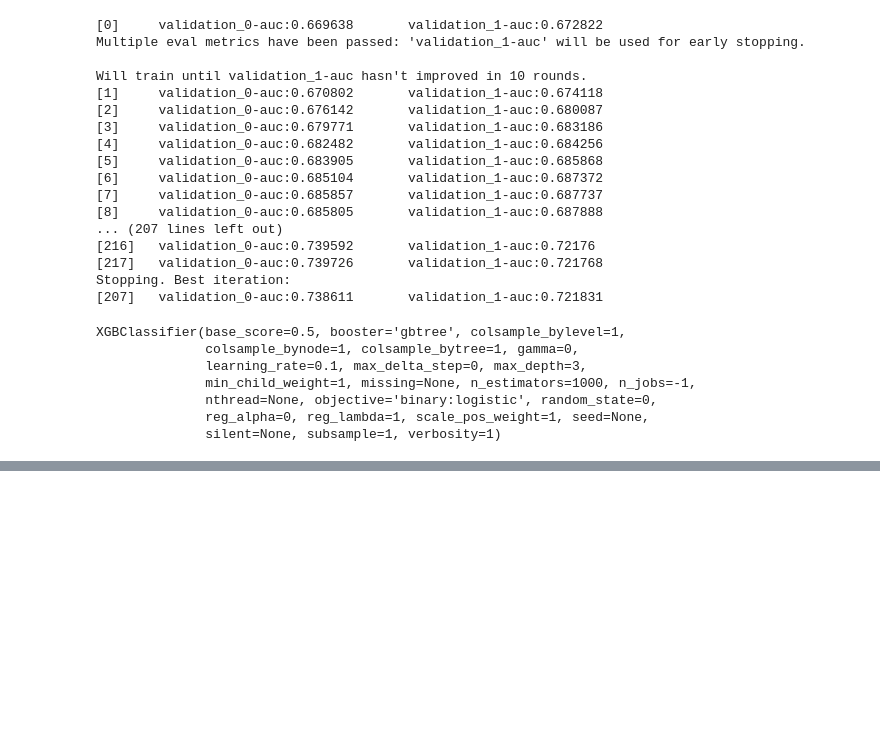
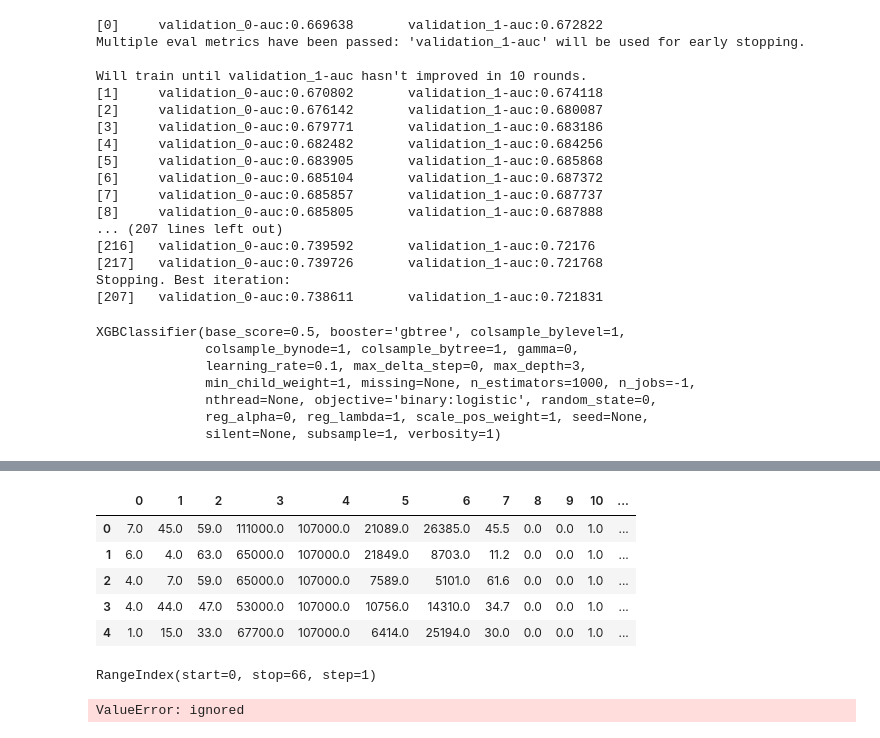
Before and after one commit to JimKing100/DS-Unit-2-Applied-Modeling, a Jupyter notebook: DS_Unit_2_Study_Guide.ipynb, the cells around one changed output, grey strips where cells are left out. Cells and saved outputs as stored; diff of their text form; code cells hidden in the pictures; blank space fills up the shorter version.

```diff
--- a/DS_Unit_2_Study_Guide.ipynb
+++ b/DS_Unit_2_Study_Guide.ipynb
@@ -240,6 +249,9 @@ from sklearn.metrics import accuracy_score
 from sklearn.metrics import classification_report
 import eli5
 from eli5.sklearn import PermutationImportance
+import matplotlib.pyplot as plt
+from sklearn.metrics import roc_curve
+from pdpbox.pdp import pdp_isolate, pdp_plot
 
 processor = make_pipeline(
     ce.OrdinalEncoder(),
@@ -248,6 +260,7 @@ processor = make_pipeline(
 
 X_train_processed = processor.fit_transform(X_train)
 X_val_processed = processor.transform(X_val)
+X_val_df = pd.DataFrame(X_val_processed, columns=)
 
 eval_set = [(X_train_processed, y_train),
             (X_val_processed, y_val)]
@@ -283 +306,27 @@ XGBClassifier(base_score=0.5, booster='gbtree', colsample_bylevel=1,
+# %%
+X_val_df.head()
+# %% [output]
+|  | 0 | 1 | 2 | 3 | 4 | 5 | 6 | 7 | 8 | 9 | 10 | ... |
+| 0 | 7.0 | 45.0 | 59.0 | 111000.0 | 107000.0 | 21089.0 | 26385.0 | 45.5 | 0.0 | 0.0 | 1.0 | ... |
+| 1 | 6.0 | 4.0 | 63.0 | 65000.0 | 107000.0 | 21849.0 | 8703.0 | 11.2 | 0.0 | 0.0 | 1.0 | ... |
+| 2 | 4.0 | 7.0 | 59.0 | 65000.0 | 107000.0 | 7589.0 | 5101.0 | 61.6 | 0.0 | 0.0 | 1.0 | ... |
+| 3 | 4.0 | 44.0 | 47.0 | 53000.0 | 107000.0 | 10756.0 | 14310.0 | 34.7 | 0.0 | 0.0 | 1.0 | ... |
+| 4 | 1.0 | 15.0 | 33.0 | 67700.0 | 107000.0 | 6414.0 | 25194.0 | 30.0 | 0.0 | 0.0 | 1.0 | ... |
+# %%
+X_val_df.columns
+# %% [output]
+RangeIndex(start=0, stop=66, step=1)
+# %%
+feature = 12
+
+isolated = pdp_isolate(
+    model = model,
+    dataset = X_val_df,
+    model_features=X_val_df.columns,
+    feature=feature
+)
+
+pdp_plot(isolated, feature_name=feature);
+# %% [output]
+ValueError: ignored
 # %%
```
Also changed, not shown: parts of 17 cells of this notebook.
